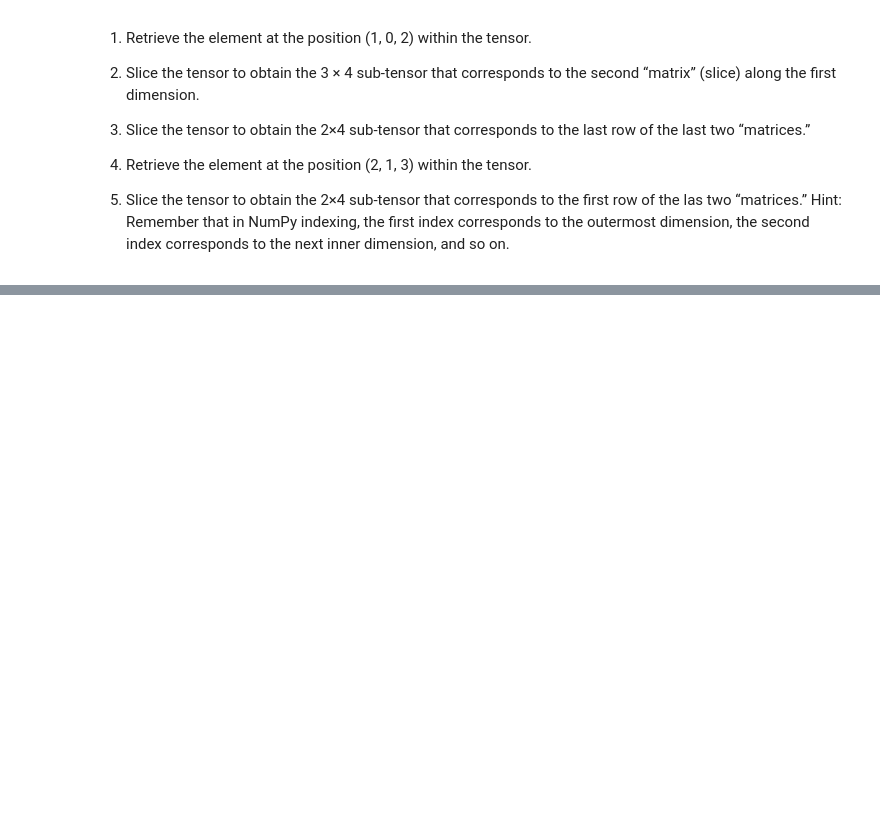
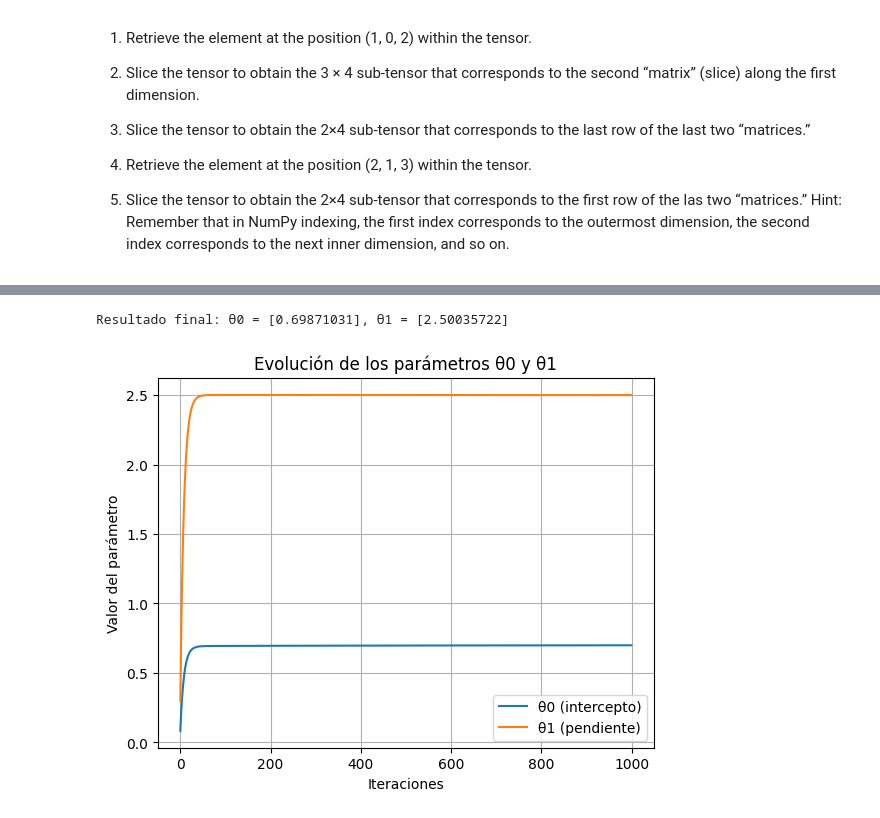
Before and after one commit to undelapaz-rnap-2025I/ejercicios-y-ejemplos-con-numpy-Pcanales2208, a Jupyter notebook: rnap_2024_II_exercises_and_examples_numpy.ipynb, the cells around one changed output, grey strips where cells are left out. Cells and saved outputs as stored; diff of their text form; code cells hidden in the pictures; blank space fills up the shorter version.

```diff
--- a/rnap_2024_II_exercises_and_examples_numpy.ipynb
+++ b/rnap_2024_II_exercises_and_examples_numpy.ipynb
@@ -240,7 +240,7 @@ np.random.seed(0)
 X = 2 * np.random.rand(100, 1)
 y = 4 + 3 * X + np.random.randn(100, 1)
 # Add bias term to X
-X_b = np.c_[np.ones([100, 1]), X]
+X_b = np.hstack((np.ones((100, 1)), X))
 # Hyperparameters
 learning_rate = 0.1
 n_iterations = 1000
@@ -475,0 +606,39 @@ and so on.
+# %%
+import numpy as np
+import matplotlib.pyplot as plt
+
+# Datos de entrada
+X = np.array([1, 2, 3, 4, 5])
+y = np.array([3, 6, 8, 11, 13])
+X = X.reshape(-1, 1)  # Convertir a matriz columna
+y = y.reshape(-1, 1)  # Convertir a matriz columna
+m=len(y)
+# Add bias term to X
+X_b = np.hstack((np.ones((m, 1)), X))
+
+learning_rate = 0.1
+n_iterations = 1000
+# Initialize the parameters
+theta = np.zeros((2, 1))
+
+
+# Algoritmo de descenso por gradiente
+for i in range(n_iterations):
+    gradients = 2 / 100 * X_b.T.dot(X_b.dot(theta) - y)
+
+    theta = theta - learning_rate * gradients
+# Mostrar resultados finales
+print(f"Resultado final: θ0 = {theta[0]}, θ1 = {theta[1]}")
+
+# Graficar la evolución de los parámetros
+plt.plot(historial_theta_0, label="θ0 (intercepto)")
+plt.plot(historial_theta_1, label="θ1 (pendiente)")
+plt.title("Evolución de los parámetros θ0 y θ1")
+plt.xlabel("Iteraciones")
+plt.ylabel("Valor del parámetro")
+plt.legend()
+plt.grid(True)
+plt.show()
+# %% [output]
+Resultado final: θ0 = [0.69871031], θ1 = [2.50035722]
+[figure, added]
```
Also changed, not shown: parts of 8 cells of this notebook.
